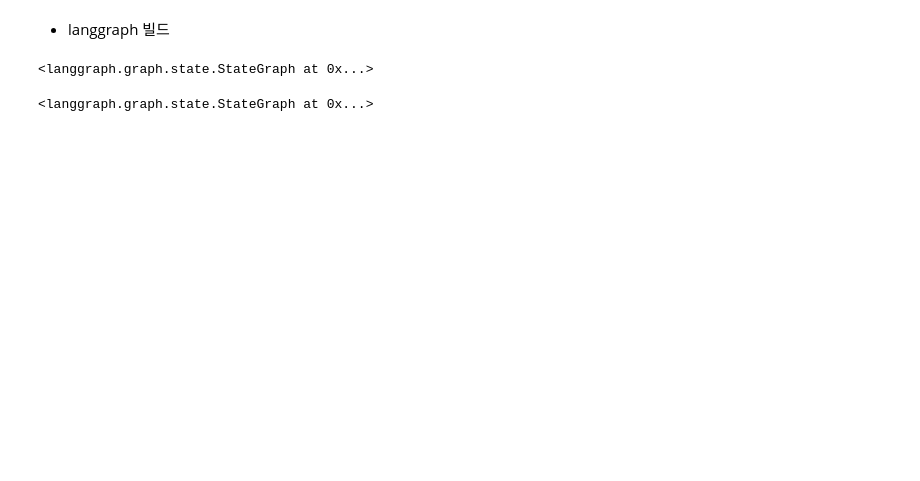
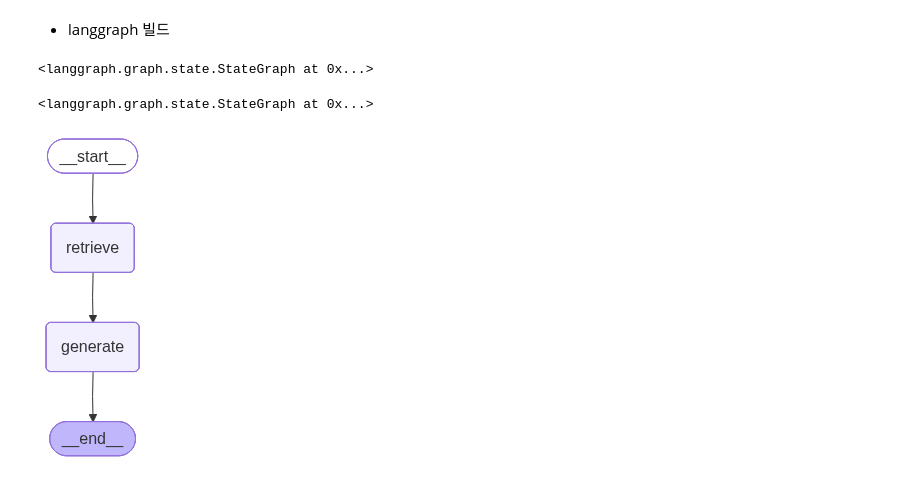
Before and after one commit to YurimPark04/langgraph-agent, a Jupyter notebook: 2. retrieval.ipynb, the cells around one changed output. Cells and saved outputs as stored; diff of their text form; code cells hidden in the pictures; blank space fills up the shorter version.

```diff
--- a/2. retrieval.ipynb
+++ b/2. retrieval.ipynb
@@ -329,7 +323,7 @@ from langchain_classic import hub
 from langchain_openai import ChatOpenAI
 
 prompt = hub.pull("rlm/rag-prompt")
-llm = ChatOpenAI(model='gpt-4o')
+llm = ChatOpenAI(model='gpt-4o-mini')  # 가격을 위해서 mini로 대체
 
 # generate
 # 주의 : 사용자의 질문만 넣어서 invoke를 했었던 기본 반식에서 벗어나, -> context를 같이 넣어줘야 한다 -> 그래서 rag의 효율적인 프롬프트를 작성해줘야 한다. (langsmith의 프롬프트허브를 활용하자)
@@ -359,4 +353,9 @@ graph_builder.add_edge('generate', END)
 # 컴파일
 graph = graph_builder.compile()
 # %%
-from IPython.display import Image
+from IPython.display import Image, display
+
+display(Image(graph.get_graph().draw_mermaid_png()))  # 시퀀스 다이어그램으로 노드 간의 흐름을 볼 수 있다
+# 시퀀스는 일일히 노드와 엣지를 추가하는 과정을 거치지 않아도 된다
+# %% [output]
+[figure, added]
```
Also changed, not shown: parts of 23 cells of this notebook, 11 other files.
